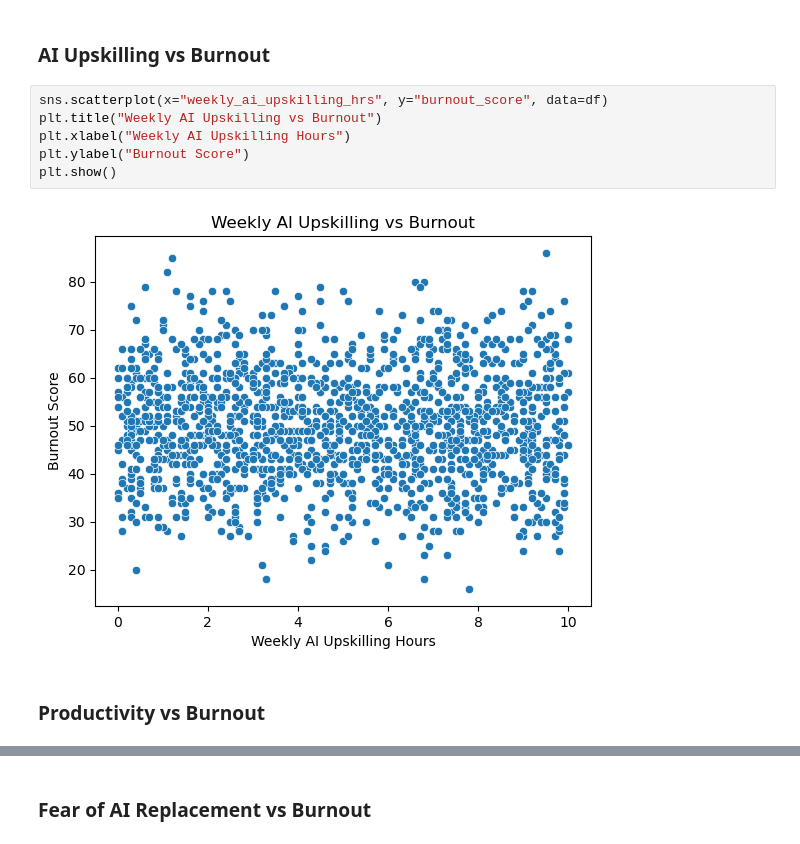
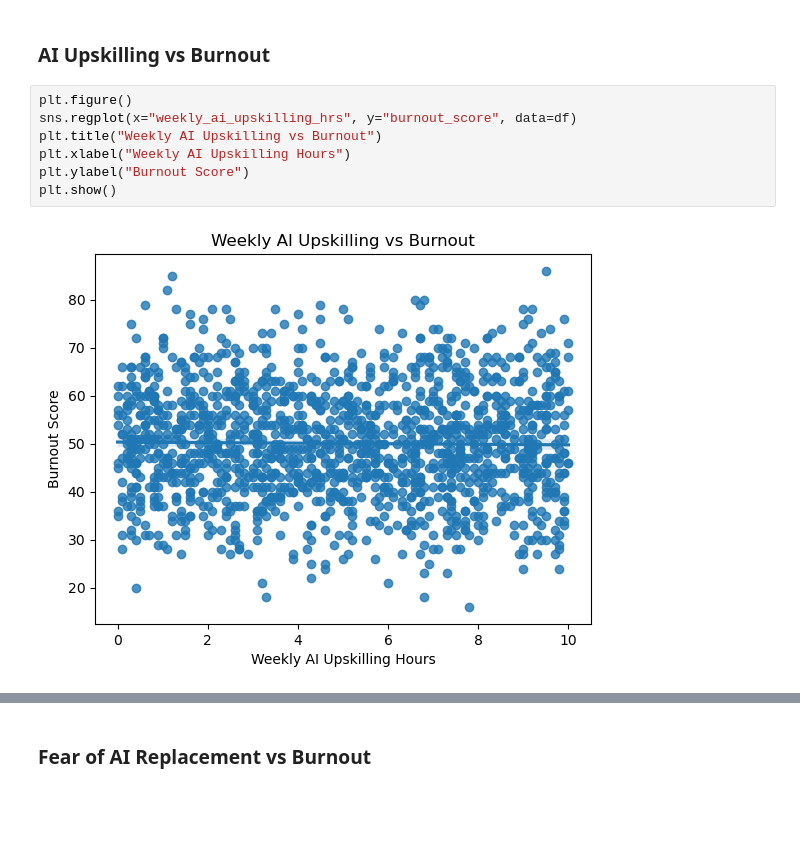
Before and after one commit to madisonengebose/CSC2621-FinalProject-ZoeMadison, a Jupyter notebook: FinalProject.ipynb, the cells around one changed output, grey strips where cells are left out. Saved outputs shown, nothing was run; the diff lists cells and outputs as text; blank space fills up the shorter version.

```diff
--- a/FinalProject.ipynb
+++ b/FinalProject.ipynb
@@ -178,12 +157,11 @@ plt.show()
 # %% [markdown]
 ### AI Upskilling vs Burnout
 # %%
-sns.scatterplot(x="weekly_ai_upskilling_hrs", y="burnout_score", data=df)
+plt.figure()
+sns.regplot(x="weekly_ai_upskilling_hrs", y="burnout_score", data=df)
 plt.title("Weekly AI Upskilling vs Burnout")
 plt.xlabel("Weekly AI Upskilling Hours")
 plt.ylabel("Burnout Score")
 plt.show()
 # %% [output]
-[figure, old version]
+[figure, new version]
-# %% [markdown]
-### Productivity vs Burnout
```
Also changed, not shown: parts of 49 cells of this notebook.
